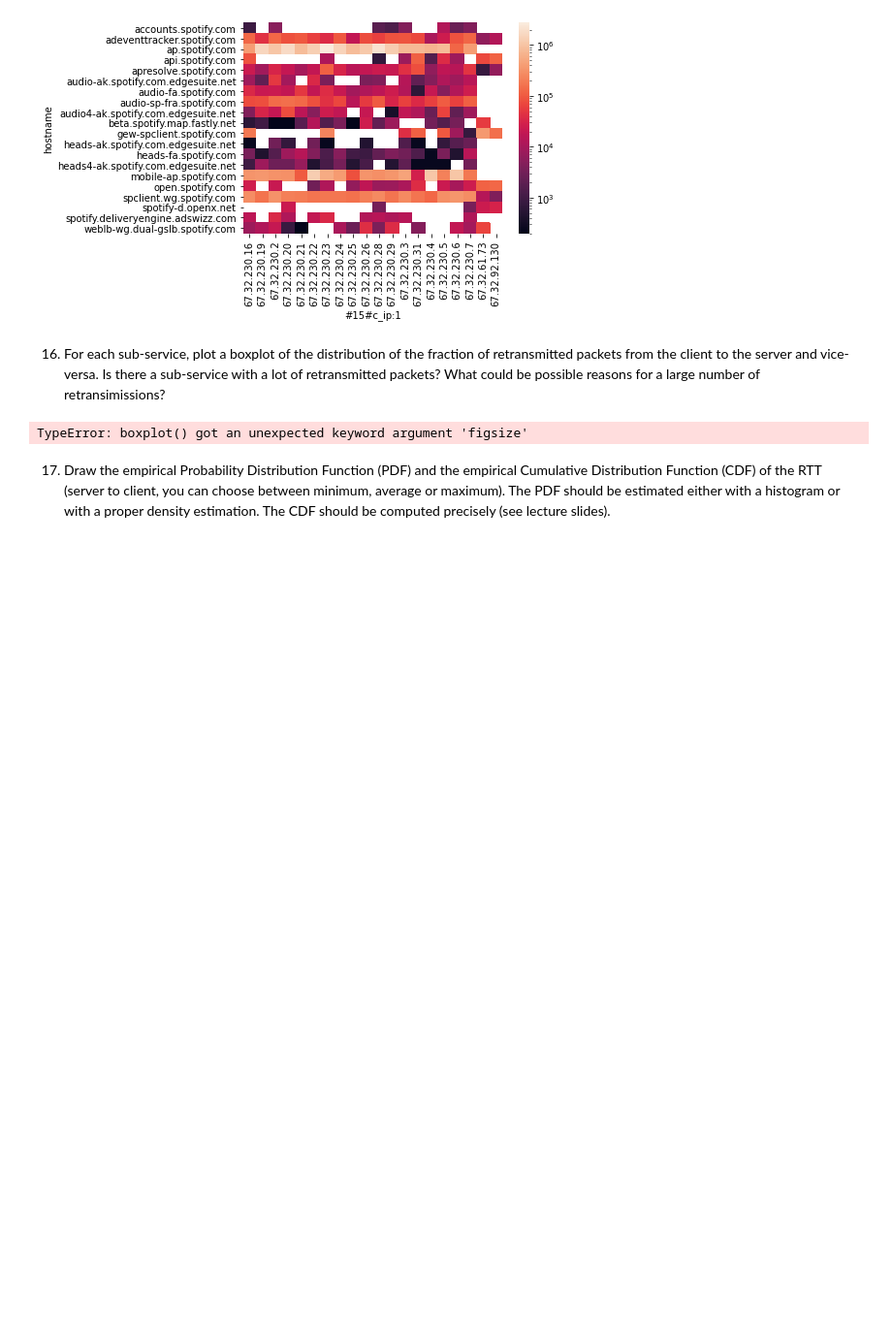
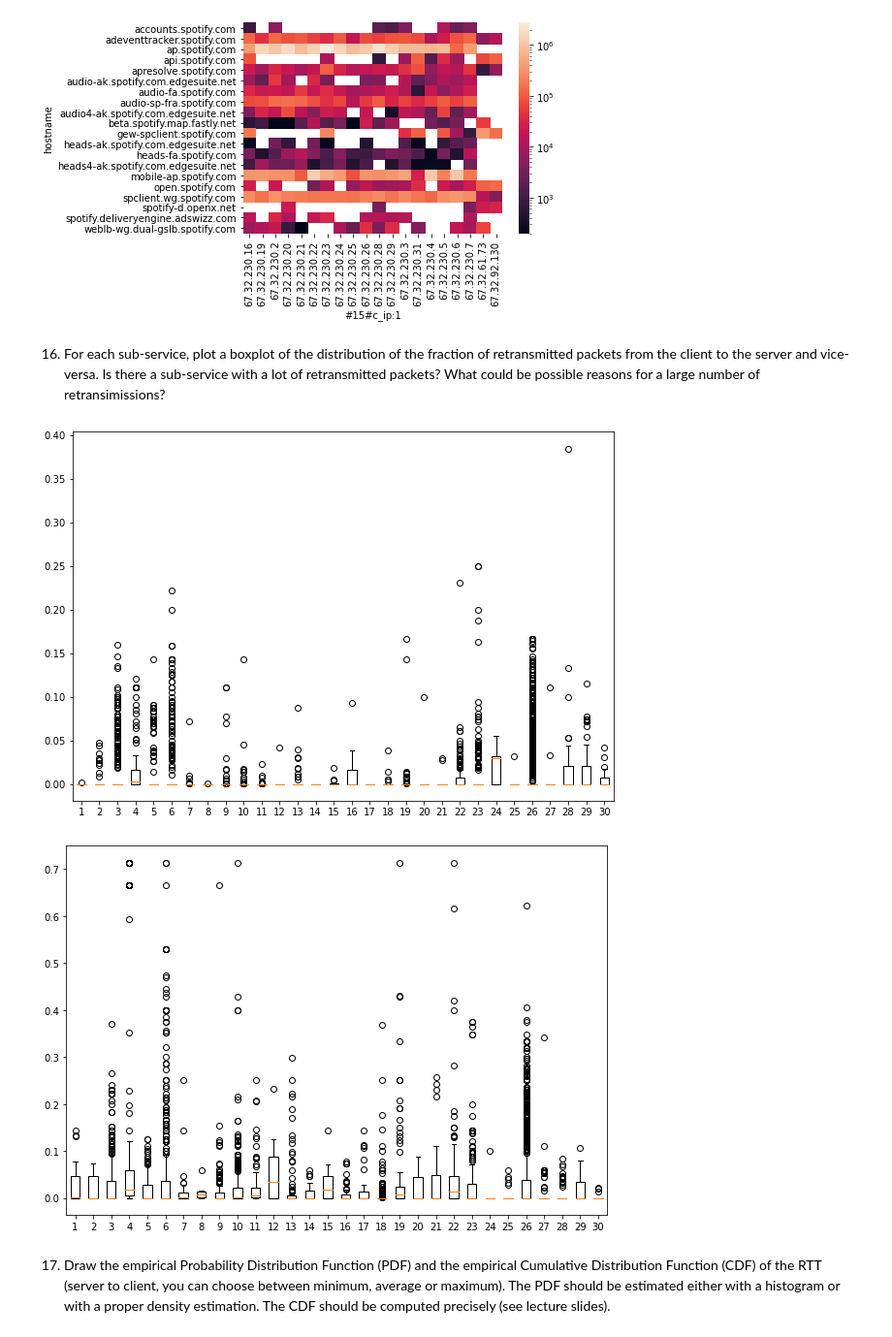
Before and after one commit to AlessioFerra/NML_Group4, a Jupyter notebook: Lab04.ipynb, the cells around one changed output. Shown at 97% size. Cells and saved outputs as stored; diff of their text form; code cells hidden in the pictures; blank space fills up the shorter version.

```diff
--- a/Lab04.ipynb
+++ b/Lab04.ipynb
@@ -561,23 +564,24 @@ possible reasons for a large number of retransimissions?
 # %%
 c_rtx = []
 s_rtx = []
 names = []
 for hostname,data in sp_dataf.groupby(['hostname']):
     # filter out meaningless data
     if len(data)<10:
         continue
     tot_pkts = data['c_pkts_all:3'] + data['s_pkts_all:17']
     c_rtx.append(data['c_pkts_retx:10']/tot_pkts)
-    c_rtx.append(data['s_pkts_retx:24']/tot_pkts)
+    s_rtx.append(data['s_pkts_retx:24']/tot_pkts)
     names.append(hostname)
 
-#plt.figure()
-plt.boxplot(c_rtx, figsize =(10, 7))
+plt.subplots(figsize =(10, 7))
+p1 = plt.boxplot(c_rtx)
 
-#plt.figure(figsize =(10, 7))
-#plt.boxplot(s_rtx)
+plt.subplots(figsize =(10, 7))
+p2 = plt.boxplot(s_rtx)
 # %% [output]
-TypeError: boxplot() got an unexpected keyword argument 'figsize'
+[figure, added]
+[figure, added]
 # %% [markdown]
 17. Draw the empirical Probability Distribution Function (PDF) and the empirical Cumulative Distribution
 Function (CDF) of the RTT (server to client, you can choose between minimum, average or maximum). The
```
Also changed, not shown: parts of 5 cells of this notebook.
